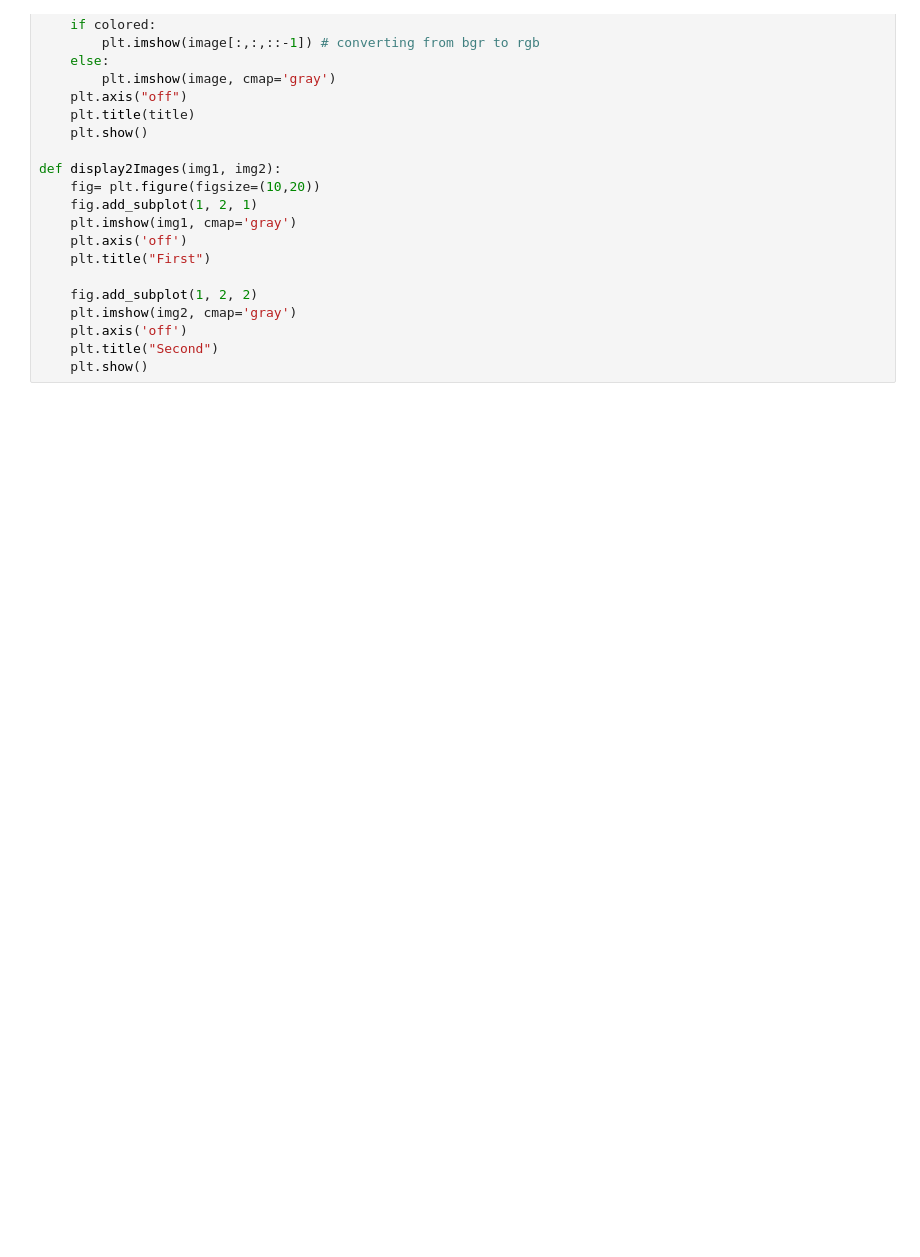
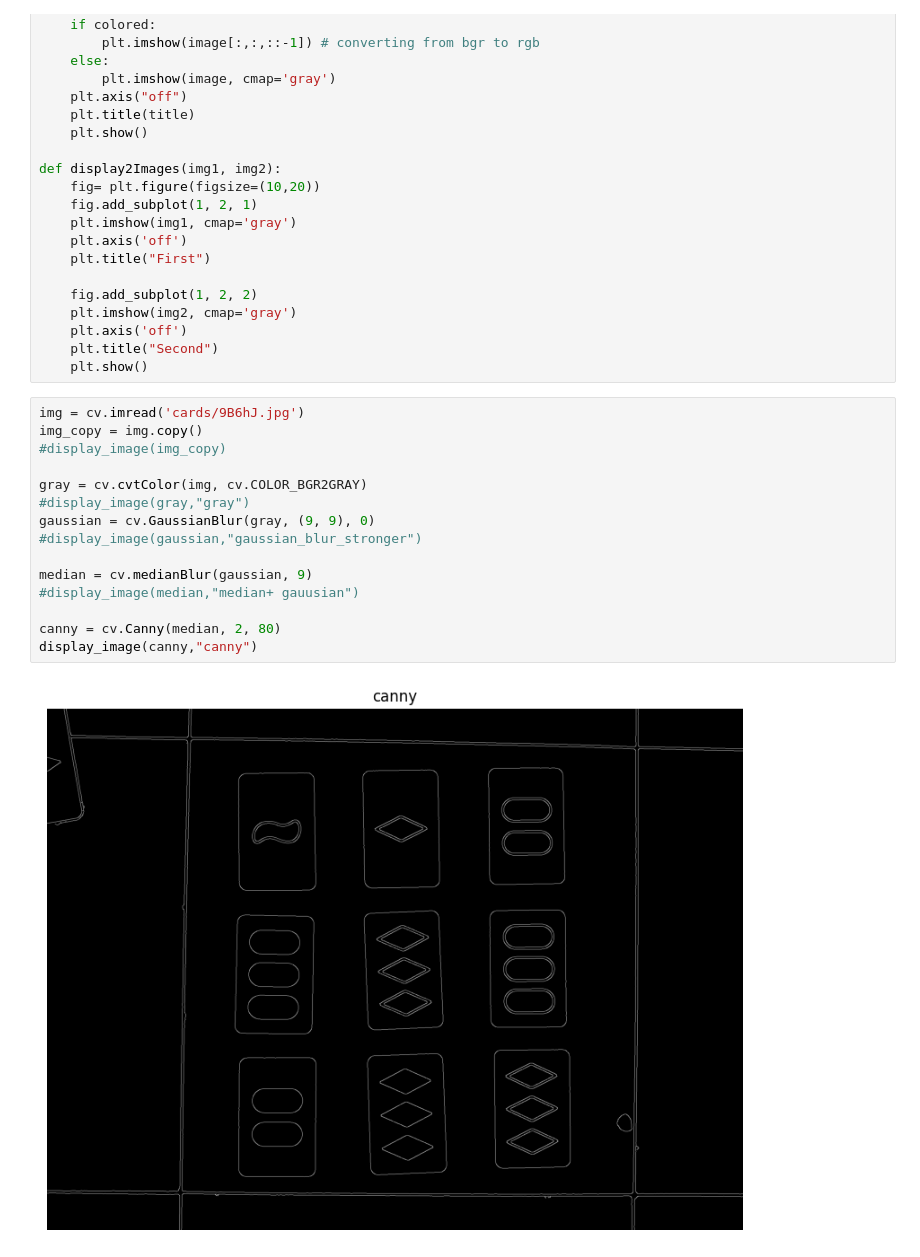
Before and after one commit to Abdo-Anwar/Torp-img3, a Jupyter notebook: Task2/Task-2.ipynb, the cells around one changed output. Cells and saved outputs as stored; diff of their text form; blank space fills up the shorter version.

```diff
--- a/Task2/Task-2.ipynb
+++ b/Task2/Task-2.ipynb
@@ -47,3 +47,20 @@ def display2Images(img1, img2):
     plt.axis('off')
     plt.title("Second")
     plt.show()
+# %%
+img = cv.imread('cards/9B6hJ.jpg')
+img_copy = img.copy()
+#display_image(img_copy)
+
+gray = cv.cvtColor(img, cv.COLOR_BGR2GRAY)
+#display_image(gray,"gray")
+gaussian = cv.GaussianBlur(gray, (9, 9), 0)
+#display_image(gaussian,"gaussian_blur_stronger")
+
+median = cv.medianBlur(gaussian, 9)
+#display_image(median,"median+ gauusian")
+
+canny = cv.Canny(median, 2, 80)
+display_image(canny,"canny")
+# %% [output]
+[figure, added]
```
